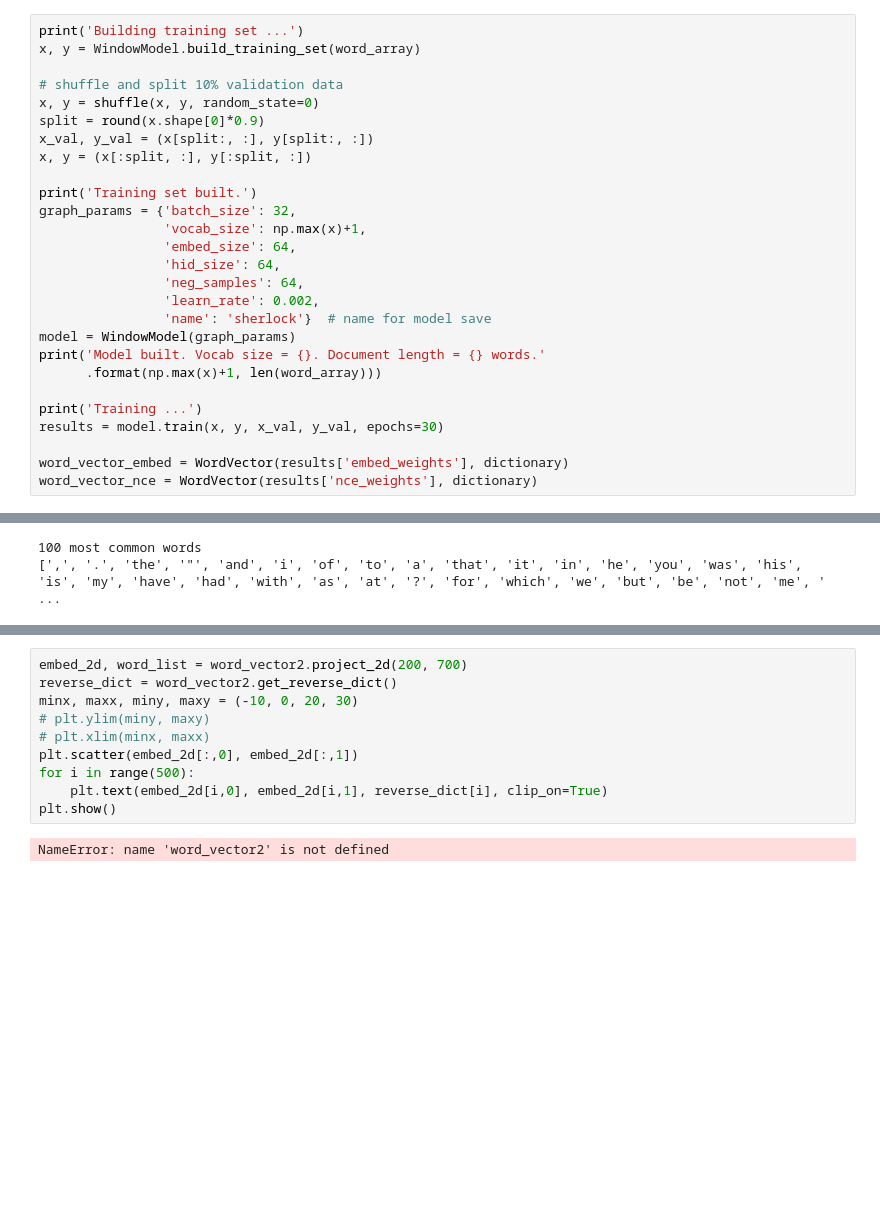
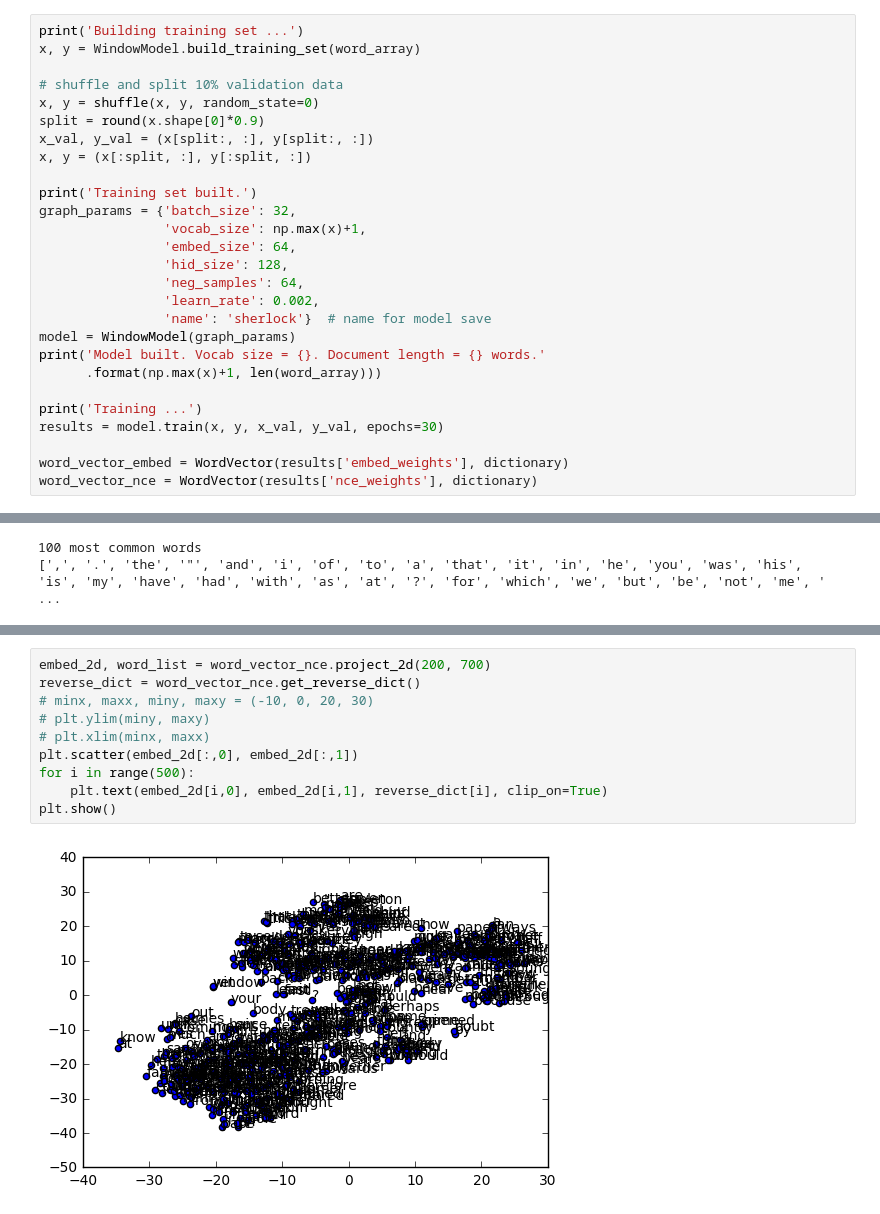
Before and after one commit to pat-coady/word2vec, a Jupyter notebook: src/sherlock_window.ipynb, the cells around one changed output, grey strips where cells are left out. Saved outputs shown, nothing was run; the diff lists cells and outputs as text; blank space fills up the shorter version.

```diff
--- a/src/sherlock_window.ipynb
+++ b/src/sherlock_window.ipynb
@@ -45,7 +45,7 @@ print('Training set built.')
 graph_params = {'batch_size': 32,
                 'vocab_size': np.max(x)+1,
                 'embed_size': 64,
-                'hid_size': 64,
+                'hid_size': 128,
                 'neg_samples': 64,
                 'learn_rate': 0.002,
                 'name': 'sherlock'}  # name for model save
@@ -99,14 +99,14 @@ print(word_vector_nce.n_closest(word=word, num_closest=10, metric='cosine'))
 # %%
-embed_2d, word_list = word_vector2.project_2d(200, 700)
-reverse_dict = word_vector2.get_reverse_dict()
-minx, maxx, miny, maxy = (-10, 0, 20, 30)
+embed_2d, word_list = word_vector_nce.project_2d(200, 700)
+reverse_dict = word_vector_nce.get_reverse_dict()
+# minx, maxx, miny, maxy = (-10, 0, 20, 30)
 # plt.ylim(miny, maxy)
 # plt.xlim(minx, maxx)
 plt.scatter(embed_2d[:,0], embed_2d[:,1])
 for i in range(500):
     plt.text(embed_2d[i,0], embed_2d[i,1], reverse_dict[i], clip_on=True)
 plt.show()
 # %% [output]
-NameError: name 'word_vector2' is not defined
+[figure, added]
 # %%
 word_vector_embed.analogy('gentleman', 'lady', 'lord', 5)
```
Also changed, not shown: parts of 11 cells of this notebook, 2 other files.
